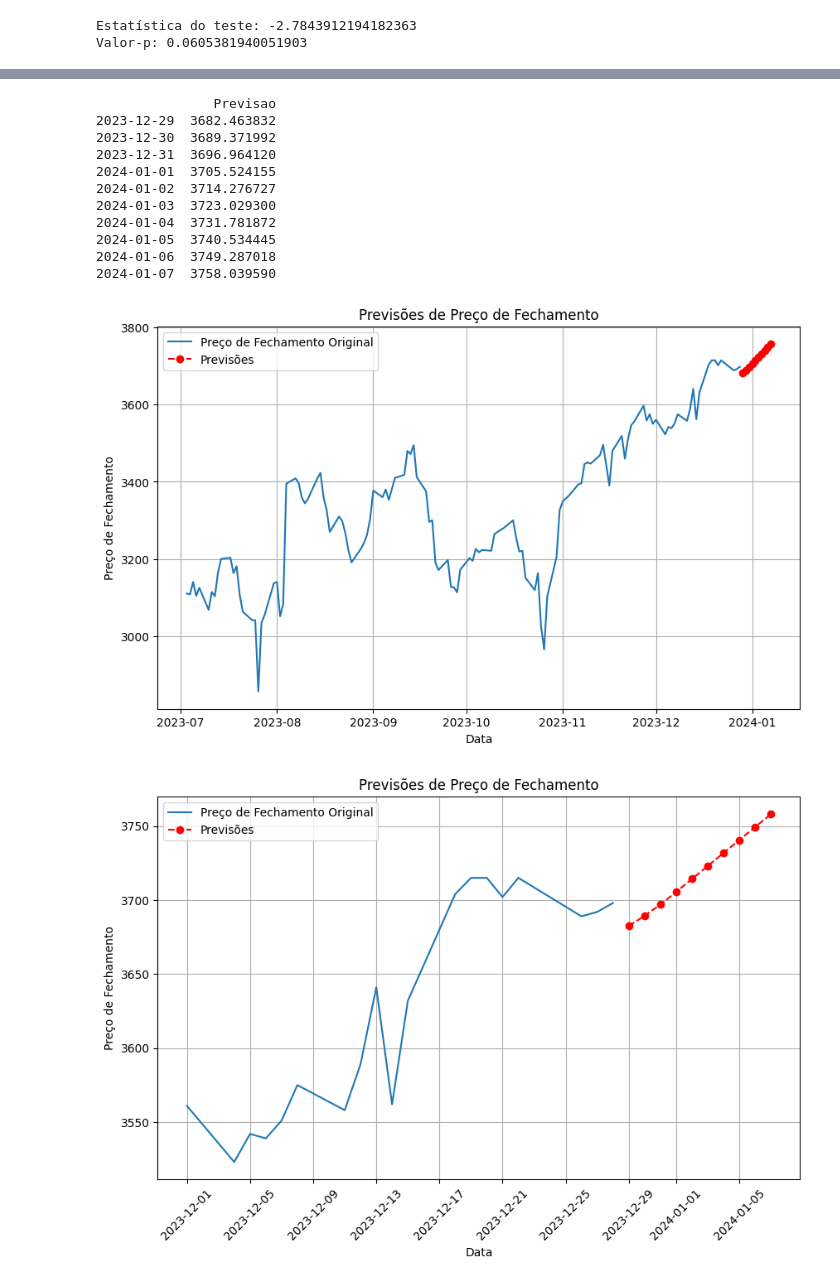
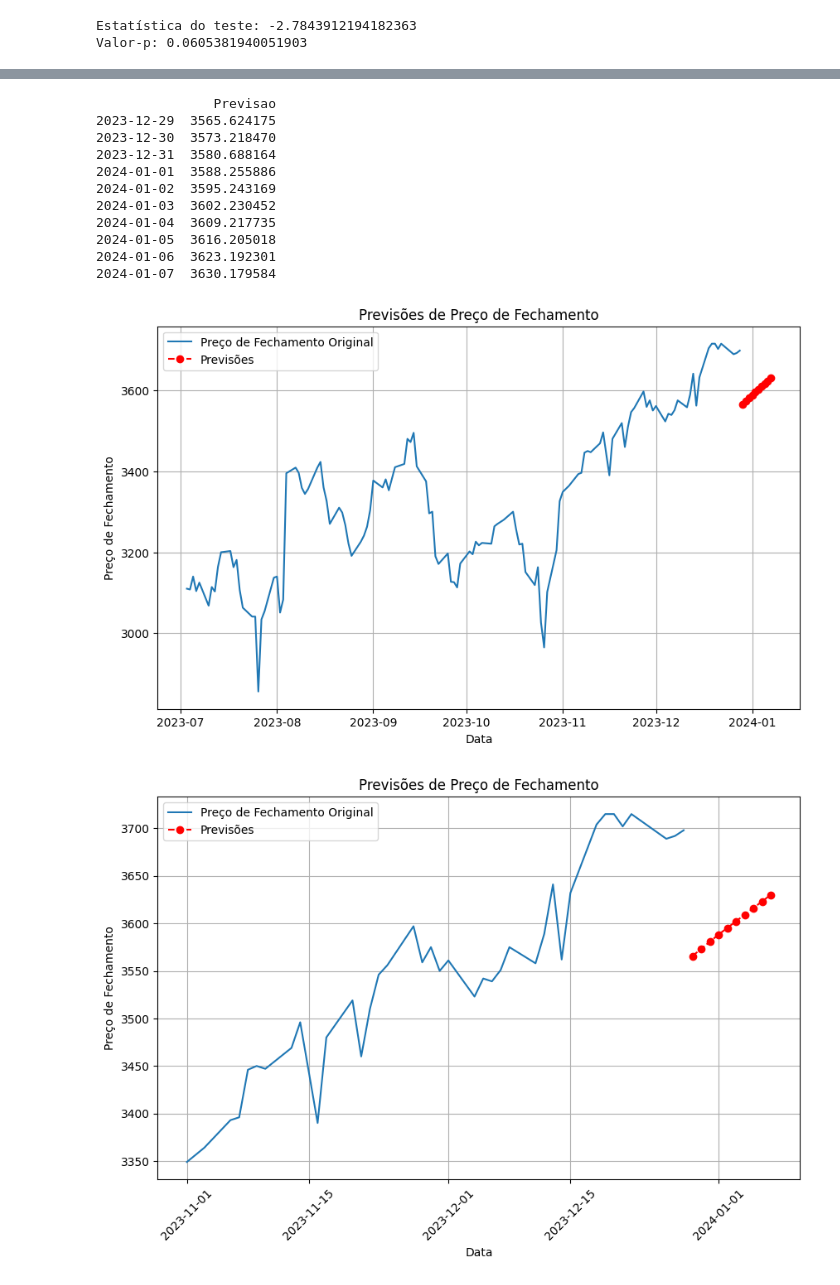
Before and after one commit to sergiolfaria/Atividades_Ciencia_De_Dados, a Jupyter notebook: Trabalho Arima/Arima.ipynb, the cells around one changed output, grey strips where cells are left out. Saved outputs shown, nothing was run; the diff lists cells and outputs as text; code cells hidden in the pictures.

Commit message:
arima corrigido

```diff
--- a/Trabalho Arima/Arima.ipynb
+++ b/Trabalho Arima/Arima.ipynb
@@ -148,0 +130,15 @@ Total fit time: 2.509 seconds
+# %%
+
+
+
+train_data = AMAZON_df['Suavizacao_EXP']  # Use all data from AMAZON_df for training
+test_data = AMAZON_df_2024['Preco_Fechamento']
+
+
+train_data, test_data = train_test_split(train_data, train_size=0.98)
+# Fit the ARIMA model on the training data
+model = auto_arima(train_data, seasonal=True, trace=True)
+model.fit(train_data)
+
+
+previsoes_finais = model.predict(n_periods=len(test_data))
@@ -158,16 +173,16 @@ texto_previsoes = previsoes_df.to_string()
 print(texto_previsoes)
 # %% [output]
                Previsao
-2023-12-29  3682.463832
-2023-12-30  3689.371992
-2023-12-31  3696.964120
-2024-01-01  3705.524155
-2024-01-02  3714.276727
-2024-01-03  3723.029300
-2024-01-04  3731.781872
-2024-01-05  3740.534445
-2024-01-06  3749.287018
-2024-01-07  3758.039590
+2023-12-29  3565.624175
+2023-12-30  3573.218470
+2023-12-31  3580.688164
+2024-01-01  3588.255886
+2024-01-02  3595.243169
+2024-01-03  3602.230452
+2024-01-04  3609.217735
+2024-01-05  3616.205018
+2024-01-06  3623.192301
+2024-01-07  3630.179584
 # %%
 data_inicio = '2023-07-01'
 
@@ -186,26 +201,26 @@ plt.legend()
 plt.grid(True)
 plt.show()
 # %% [output]
-[figure, old version]
+[figure, new version]
 # %%
 # Definindo a data de início
-data_inicio = '2023-12-01'
+data_inicio = '2023-11-01'
 
 # Selecionando os dados a partir da data de início
 AMAZON_df_plot = AMAZON_df[data_inicio:]
 previsoes_df_plot = previsoes_df[data_inicio:]
 
 # Plot das previsões
 plt.figure(figsize=(10, 6))
 plt.plot(AMAZON_df_plot.index, AMAZON_df_plot['Preco_Fechamento'], label='Preço de Fechamento Original')
 plt.plot(previsoes_df_plot.index, previsoes_df_plot['Previsao'], marker='o', linestyle='--', color='red', label='Previsões')
 plt.title('Previsões de Preço de Fechamento')
 plt.xlabel('Data')
 plt.ylabel('Preço de Fechamento')
 plt.xticks(rotation=45)  # Rotação de 45 graus no eixo x
 plt.legend()
 plt.grid(True)
 
 plt.show()
 # %% [output]
-[figure, old version]
+[figure, new version]
```
Also changed, not shown: parts of 7 cells of this notebook.
